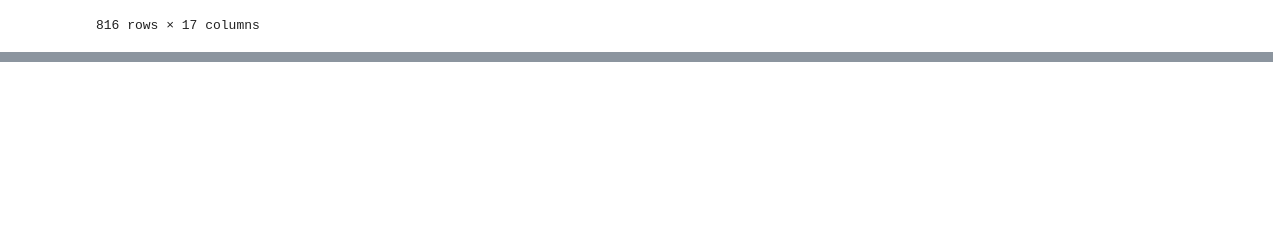
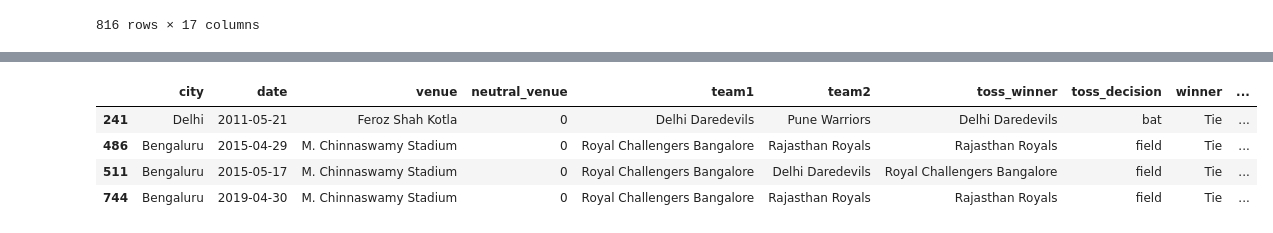
Before and after one commit to nahidosen/Group_5_CSE445_3_Spring_21, a Jupyter notebook: ipynb/Project.ipynb, the cells around one changed output, grey strips where cells are left out. Saved outputs shown, nothing was run; the diff lists cells and outputs as text; code cells hidden in the pictures; blank space fills up the shorter version.

```diff
--- a/ipynb/Project.ipynb
+++ b/ipynb/Project.ipynb
@@ -50,0 +290,3 @@ ipl_df
+# %%
+ipl_2 = ipl_2.replace('Rising Pune Supergiants', 'Rising Pune Supergiant')
+ipl_2['team1'].value_counts().sort_index()
@@ -50,0 +442,3 @@ ipl_df
+# %%
+ipl_2 = ipl_2.drop_duplicates(keep = 'first')
+ipl_2.info()
@@ -50,0 +463,8 @@ ipl_df
+# %%
+ipl_3 = ipl_2
+ipl_3 = ipl_3.drop(['id'], axis = 1)
+ipl_3 = ipl_3.drop(['player_of_match'], axis = 1)
+ipl_3 = ipl_3.drop(['result'], axis = 1)
+ipl_3 = ipl_3.drop(['result_margin'], axis = 1)
+ipl_3 = ipl_3.drop(['method'], axis = 1)
+ipl_3.info()
@@ -50,0 +491,3 @@ ipl_df
+# %%
+ipl_3['winner'].fillna('Tie', inplace=True)
+ipl_3.info()
@@ -50,0 +514,8 @@ ipl_df
+# %%
+ipl_3[ipl_3['eliminator'].isnull() == True]
+# %% [output]
+|  | city | date | venue | neutral_venue | team1 | team2 | toss_winner | toss_decision | winner | ... |
+| 241 | Delhi | 2011-05-21 | Feroz Shah Kotla | 0 | Delhi Daredevils | Pune Warriors | Delhi Daredevils | bat | Tie | ... |
+| 486 | Bengaluru | 2015-04-29 | M. Chinnaswamy Stadium | 0 | Royal Challengers Bangalore | Rajasthan Royals | Rajasthan Royals | field | Tie | ... |
+| 511 | Bengaluru | 2015-05-17 | M. Chinnaswamy Stadium | 0 | Royal Challengers Bangalore | Delhi Daredevils | Royal Challengers Bangalore | field | Tie | ... |
+| 744 | Bengaluru | 2019-04-30 | M. Chinnaswamy Stadium | 0 | Royal Challengers Bangalore | Rajasthan Royals | Rajasthan Royals | field | Tie | ... |
```
Also changed, not shown: parts of 30 cells of this notebook.
